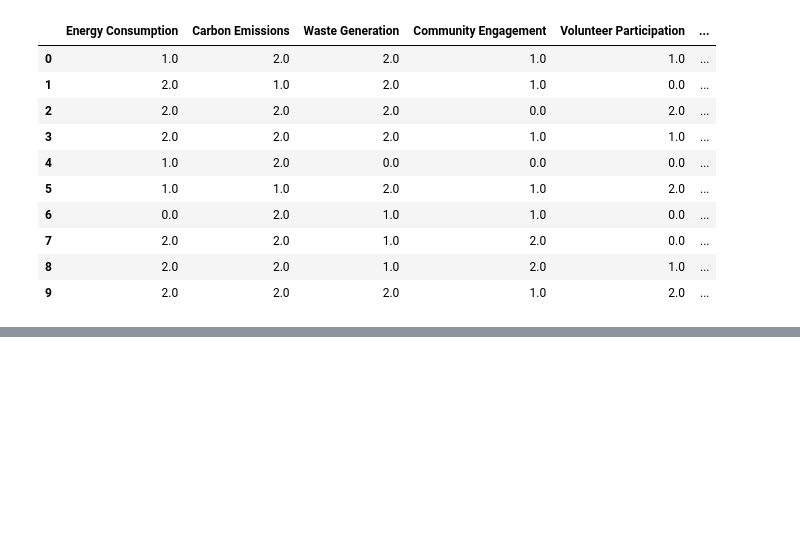
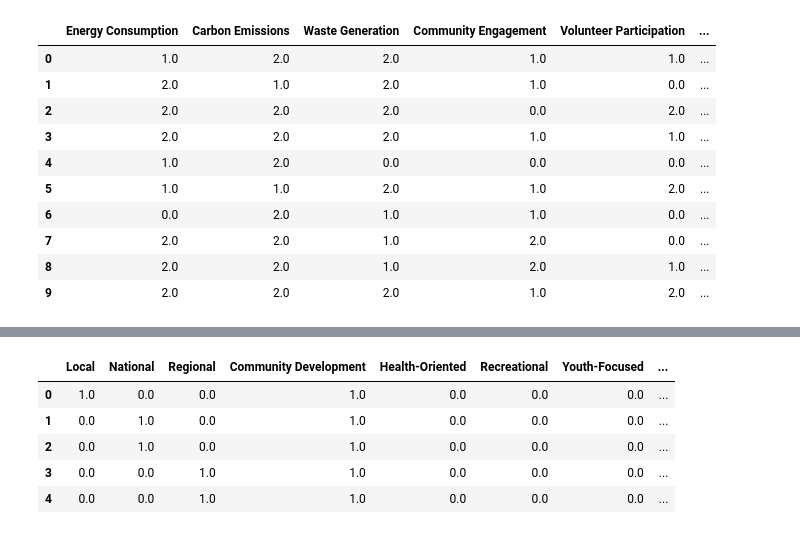
Before and after one commit to DLeifert1007/Project2, a Jupyter notebook: Preprocessing.ipynb, the cells around one changed output, grey strips where cells are left out. Drawn from its saved outputs; the diff is of its cells as text; code cells hidden in the pictures; blank space fills up the shorter version.

```diff
--- a/Preprocessing.ipynb
+++ b/Preprocessing.ipynb
@@ -124,3 +124,28 @@ df.head(10)
 | 7 | 2.0 | 2.0 | 1.0 | 2.0 | 0.0 | ... |
 | 8 | 2.0 | 2.0 | 1.0 | 2.0 | 1.0 | ... |
 | 9 | 2.0 | 2.0 | 2.0 | 1.0 | 2.0 | ... |
+# %%
+# create a list of columns to encode using one-hot encoding
+one_hot_cols = ['Event Scale', 'Event Focus', 'Event Type Classification']
+
+# create a loop to encode the data
+one_hot_encoder = OneHotEncoder(handle_unknown='ignore', sparse_output=False)
+
+# Fit the encoder to the data
+one_hot_encoder.fit(df[one_hot_cols])
+
+# Transform the data
+encoded_data = one_hot_encoder.transform(df[one_hot_cols])
+
+# Default output is sparse matrix
+encoded_data
+
+# Get new feature names
+one_hot_encoder.get_feature_names_out()
+
+# Set up the OneHotEncoder so it will transform to Pandas
+one_hot_encoder.set_output(transform="pandas")
+
+# Fit and transform the OneHotEncoder to the columns to encode
+encoded_data = one_hot_encoder.fit_transform(df[one_hot_cols])
+encoded_data.head()
@@ -126,0 +170,11 @@ df.head(10)
+# %%
+# remove the words prior to the _ in the column names
+encoded_data.columns = encoded_data.columns.str.split('_').str[1]
+encoded_data.head()
+# %% [output]
+|  | Local | National | Regional | Community Development | Health-Oriented | Recreational | Youth-Focused | ... |
+| 0 | 1.0 | 0.0 | 0.0 | 1.0 | 0.0 | 0.0 | 0.0 | ... |
+| 1 | 0.0 | 1.0 | 0.0 | 1.0 | 0.0 | 0.0 | 0.0 | ... |
+| 2 | 0.0 | 1.0 | 0.0 | 1.0 | 0.0 | 0.0 | 0.0 | ... |
+| 3 | 0.0 | 0.0 | 1.0 | 1.0 | 0.0 | 0.0 | 0.0 | ... |
+| 4 | 0.0 | 0.0 | 1.0 | 1.0 | 0.0 | 0.0 | 0.0 | ... |
```
Also changed, not shown: parts of 5 cells of this notebook, 2 other files.
